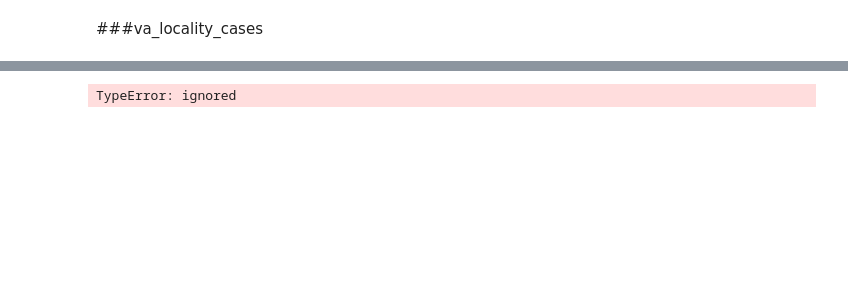
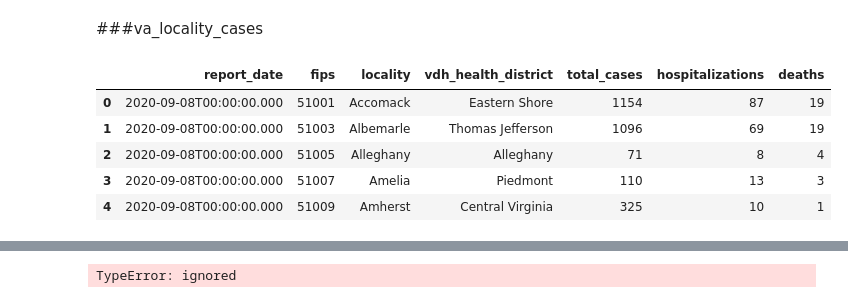
Before and after one commit to JoshuaHaga/covid_tracking_project, a Jupyter notebook: Harrisonburg.ipynb, the cells around one changed output, grey strips where cells are left out. Drawn from its saved outputs; the diff is of its cells as text; code cells hidden in the pictures; blank space fills up the shorter version.

```diff
--- a/Harrisonburg.ipynb
+++ b/Harrisonburg.ipynb
@@ -57,2 +96,11 @@ harrison_cases = va_cases_zip[va_cases_zip['ZIP Code'].isin(['22801','22802','22
+# %%
+va_locality_cases.head()
+# %% [output]
+|  | report_date | fips | locality | vdh_health_district | total_cases | hospitalizations | deaths |
+| 0 | 2020-09-08T00:00:00.000 | 51001 | Accomack | Eastern Shore | 1154 | 87 | 19 |
+| 1 | 2020-09-08T00:00:00.000 | 51003 | Albemarle | Thomas Jefferson | 1096 | 69 | 19 |
+| 2 | 2020-09-08T00:00:00.000 | 51005 | Alleghany | Alleghany | 71 | 8 | 4 |
+| 3 | 2020-09-08T00:00:00.000 | 51007 | Amelia | Piedmont | 110 | 13 | 3 |
+| 4 | 2020-09-08T00:00:00.000 | 51009 | Amherst | Central Virginia | 325 | 10 | 1 |
 # %%
 #va_comb = pd.merge(va_locality_cases,va_cases_zip, on=)
```
Also changed, not shown: parts of 23 cells of this notebook.
